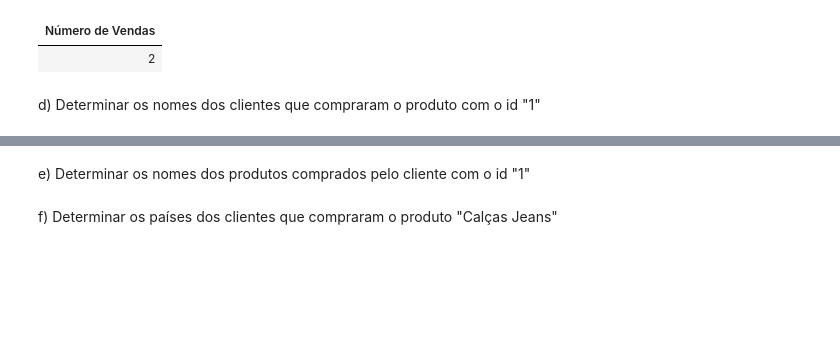
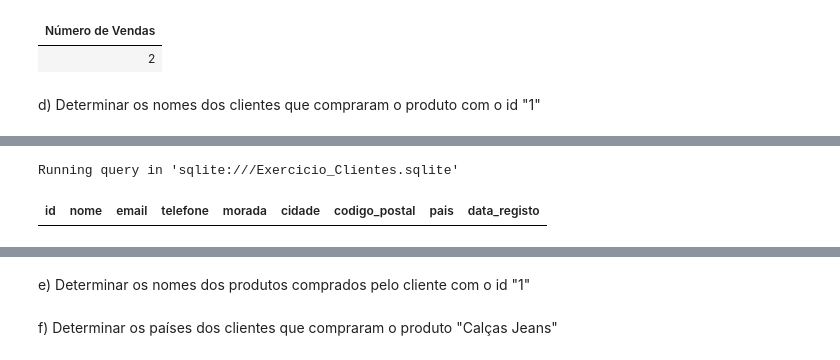
Before and after one commit to jpedrodias/FundamentosSQL, a Jupyter notebook: Week03/Exercicio_Clientes_resolvido.ipynb, the cells around one changed output, grey strips where cells are left out. Drawn from its saved outputs; the diff is of its cells as text; code cells hidden in the pictures; blank space fills up the shorter version.

```diff
--- a/Week03/Exercicio_Clientes_resolvido.ipynb
+++ b/Week03/Exercicio_Clientes_resolvido.ipynb
@@ -894,0 +909,7 @@ d) Determinar os nomes dos clientes que compraram o produto com o id "1"
+# %%
+%%sql
+-- Verificação prévia: O que sabemos da tabela de clientes
+SELECT * FROM clientes LIMIT 0;
+# %% [output]
+Running query in 'sqlite:///Exercicio_Clientes.sqlite'
+| id | nome | email | telefone | morada | cidade | codigo_postal | pais | data_registo |
```
Also changed, not shown: parts of 7 cells of this notebook.
